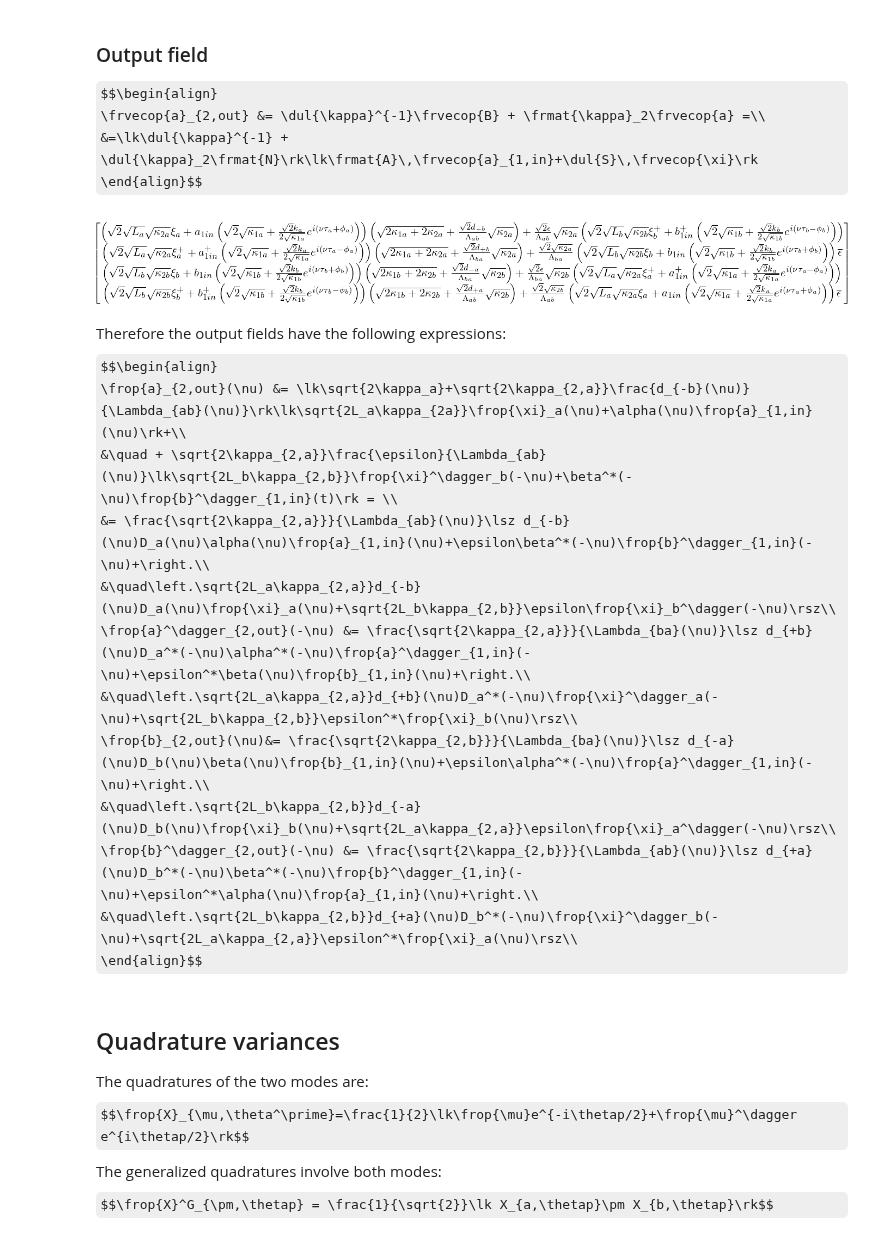
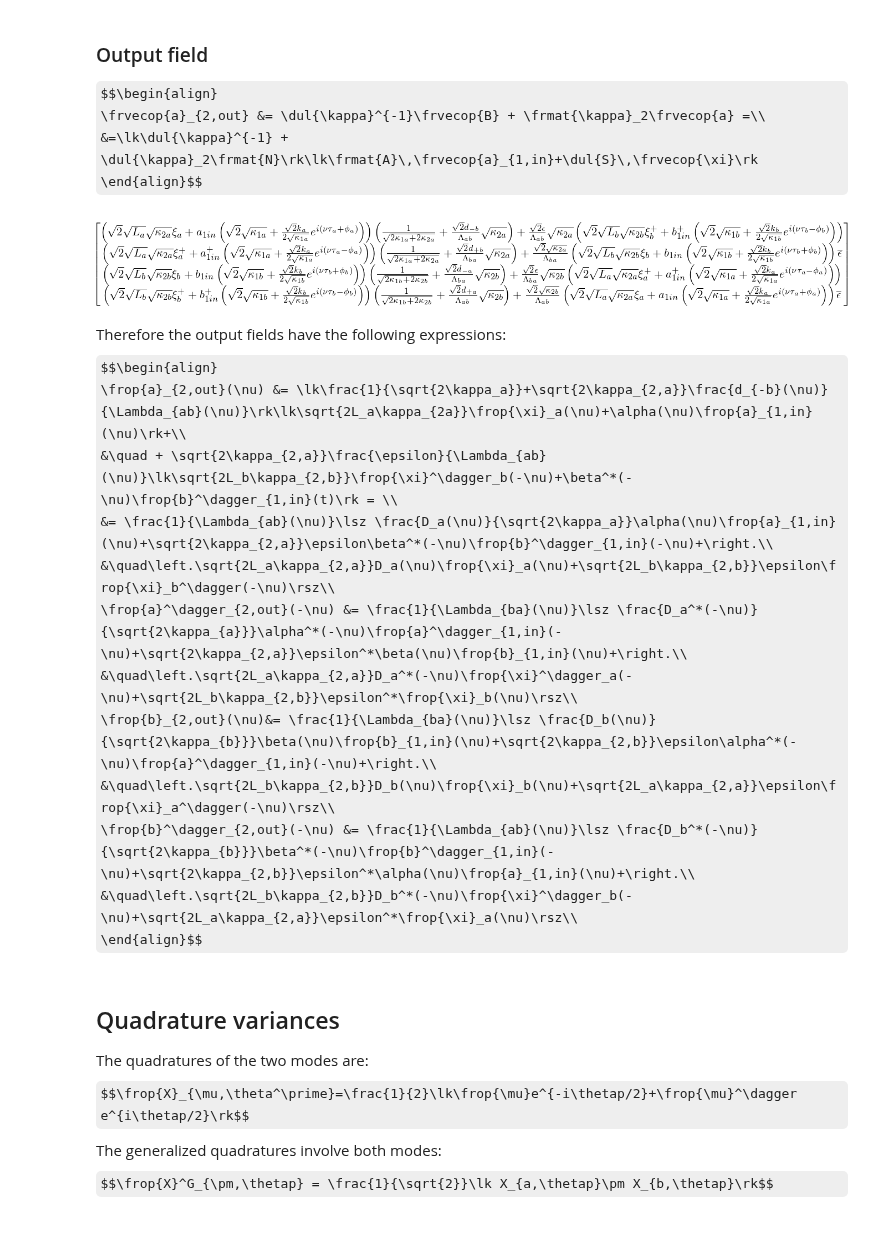
Before and after one commit to nemetniki/General-linear-model, a Jupyter notebook: NDPA.ipynb, the cells around one changed output. Cells and saved outputs as stored; diff of their text form; code cells hidden in the pictures; some formulas as TeX source.

```diff
--- a/NDPA.ipynb
+++ b/NDPA.ipynb
@@ -101,24 +101,24 @@ $$\begin{align}
 &=\lk\dul{\kappa}^{-1} + \dul{\kappa}_2\frmat{N}\rk\lk\frmat{A}\,\frvecop{a}_{1,in}+\dul{S}\,\frvecop{\xi}\rk
 \end{align}$$
 # %%
-invkap = diag(sqrt(2*(kap1a+kap2a)),sqrt(2*(kap1a+kap2a)),sqrt(2*(kap1b+kap2b)),sqrt(2*(kap1b+kap2b)))
+invkap = diag(1/sqrt(2*(kap1a+kap2a)),1/sqrt(2*(kap1a+kap2a)),1/sqrt(2*(kap1b+kap2b)),1/sqrt(2*(kap1b+kap2b)))
 aout = (invkap+kap2*N)*(A*ain+S*xi)
 aout
 # %% [output]
-[figure, old version]
+[figure, new version]
 # %% [markdown]
 Therefore the output fields have the following expressions:
 $$\begin{align}
-\frop{a}_{2,out}(\nu) &= \lk\sqrt{2\kappa_a}+\sqrt{2\kappa_{2,a}}\frac{d_{-b}(\nu)}{\Lambda_{ab}(\nu)}\rk\lk\sqrt{2L_a\kappa_{2a}}\frop{\xi}_a(\nu)+\alpha(\nu)\frop{a}_{1,in}(\nu)\rk+\\
+\frop{a}_{2,out}(\nu) &= \lk\frac{1}{\sqrt{2\kappa_a}}+\sqrt{2\kappa_{2,a}}\frac{d_{-b}(\nu)}{\Lambda_{ab}(\nu)}\rk\lk\sqrt{2L_a\kappa_{2a}}\frop{\xi}_a(\nu)+\alpha(\nu)\frop{a}_{1,in}(\nu)\rk+\\
 &\quad + \sqrt{2\kappa_{2,a}}\frac{\epsilon}{\Lambda_{ab}(\nu)}\lk\sqrt{2L_b\kappa_{2,b}}\frop{\xi}^\dagger_b(-\nu)+\beta^*(-\nu)\frop{b}^\dagger_{1,in}(t)\rk = \\
-&= \frac{\sqrt{2\kappa_{2,a}}}{\Lambda_{ab}(\nu)}\lsz d_{-b}(\nu)D_a(\nu)\alpha(\nu)\frop{a}_{1,in}(\nu)+\epsilon\beta^*(-\nu)\frop{b}^\dagger_{1,in}(-\nu)+\right.\\
-&\quad\left.\sqrt{2L_a\kappa_{2,a}}d_{-b}(\nu)D_a(\nu)\frop{\xi}_a(\nu)+\sqrt{2L_b\kappa_{2,b}}\epsilon\frop{\xi}_b^\dagger(-\nu)\rsz\\
-\frop{a}^\dagger_{2,out}(-\nu) &= \frac{\sqrt{2\kappa_{2,a}}}{\Lambda_{ba}(\nu)}\lsz d_{+b}(\nu)D_a^*(-\nu)\alpha^*(-\nu)\frop{a}^\dagger_{1,in}(-\nu)+\epsilon^*\beta(\nu)\frop{b}_{1,in}(\nu)+\right.\\
-&\quad\left.\sqrt{2L_a\kappa_{2,a}}d_{+b}(\nu)D_a^*(-\nu)\frop{\xi}^\dagger_a(-\nu)+\sqrt{2L_b\kappa_{2,b}}\epsilon^*\frop{\xi}_b(\nu)\rsz\\
-\frop{b}_{2,out}(\nu)&= \frac{\sqrt{2\kappa_{2,b}}}{\Lambda_{ba}(\nu)}\lsz d_{-a}(\nu)D_b(\nu)\beta(\nu)\frop{b}_{1,in}(\nu)+\epsilon\alpha^*(-\nu)\frop{a}^\dagger_{1,in}(-\nu)+\right.\\
-&\quad\left.\sqrt{2L_b\kappa_{2,b}}d_{-a}(\nu)D_b(\nu)\frop{\xi}_b(\nu)+\sqrt{2L_a\kappa_{2,a}}\epsilon\frop{\xi}_a^\dagger(-\nu)\rsz\\
-\frop{b}^\dagger_{2,out}(-\nu) &= \frac{\sqrt{2\kappa_{2,b}}}{\Lambda_{ab}(\nu)}\lsz d_{+a}(\nu)D_b^*(-\nu)\beta^*(-\nu)\frop{b}^\dagger_{1,in}(-\nu)+\epsilon^*\alpha(\nu)\frop{a}_{1,in}(\nu)+\right.\\
-&\quad\left.\sqrt{2L_b\kappa_{2,b}}d_{+a}(\nu)D_b^*(-\nu)\frop{\xi}^\dagger_b(-\nu)+\sqrt{2L_a\kappa_{2,a}}\epsilon^*\frop{\xi}_a(\nu)\rsz\\
+&= \frac{1}{\Lambda_{ab}(\nu)}\lsz \frac{D_a(\nu)}{\sqrt{2\kappa_a}}\alpha(\nu)\frop{a}_{1,in}(\nu)+\sqrt{2\kappa_{2,a}}\epsilon\beta^*(-\nu)\frop{b}^\dagger_{1,in}(-\nu)+\right.\\
+&\quad\left.\sqrt{2L_a\kappa_{2,a}}D_a(\nu)\frop{\xi}_a(\nu)+\sqrt{2L_b\kappa_{2,b}}\epsilon\frop{\xi}_b^\dagger(-\nu)\rsz\\
+\frop{a}^\dagger_{2,out}(-\nu) &= \frac{1}{\Lambda_{ba}(\nu)}\lsz \frac{D_a^*(-\nu)}{\sqrt{2\kappa_{a}}}\alpha^*(-\nu)\frop{a}^\dagger_{1,in}(-\nu)+\sqrt{2\kappa_{2,a}}\epsilon^*\beta(\nu)\frop{b}_{1,in}(\nu)+\right.\\
+&\quad\left.\sqrt{2L_a\kappa_{2,a}}D_a^*(-\nu)\frop{\xi}^\dagger_a(-\nu)+\sqrt{2L_b\kappa_{2,b}}\epsilon^*\frop{\xi}_b(\nu)\rsz\\
+\frop{b}_{2,out}(\nu)&= \frac{1}{\Lambda_{ba}(\nu)}\lsz \frac{D_b(\nu)}{\sqrt{2\kappa_{b}}}\beta(\nu)\frop{b}_{1,in}(\nu)+\sqrt{2\kappa_{2,b}}\epsilon\alpha^*(-\nu)\frop{a}^\dagger_{1,in}(-\nu)+\right.\\
+&\quad\left.\sqrt{2L_b\kappa_{2,b}}D_b(\nu)\frop{\xi}_b(\nu)+\sqrt{2L_a\kappa_{2,a}}\epsilon\frop{\xi}_a^\dagger(-\nu)\rsz\\
+\frop{b}^\dagger_{2,out}(-\nu) &= \frac{1}{\Lambda_{ab}(\nu)}\lsz \frac{D_b^*(-\nu)}{\sqrt{2\kappa_{b}}}\beta^*(-\nu)\frop{b}^\dagger_{1,in}(-\nu)+\sqrt{2\kappa_{2,b}}\epsilon^*\alpha(\nu)\frop{a}_{1,in}(\nu)+\right.\\
+&\quad\left.\sqrt{2L_b\kappa_{2,b}}D_b^*(-\nu)\frop{\xi}^\dagger_b(-\nu)+\sqrt{2L_a\kappa_{2,a}}\epsilon^*\frop{\xi}_a(\nu)\rsz\\
 \end{align}$$
 # %% [markdown]
 ## Quadrature variances
```
Also changed, not shown: parts of 7 cells of this notebook.
